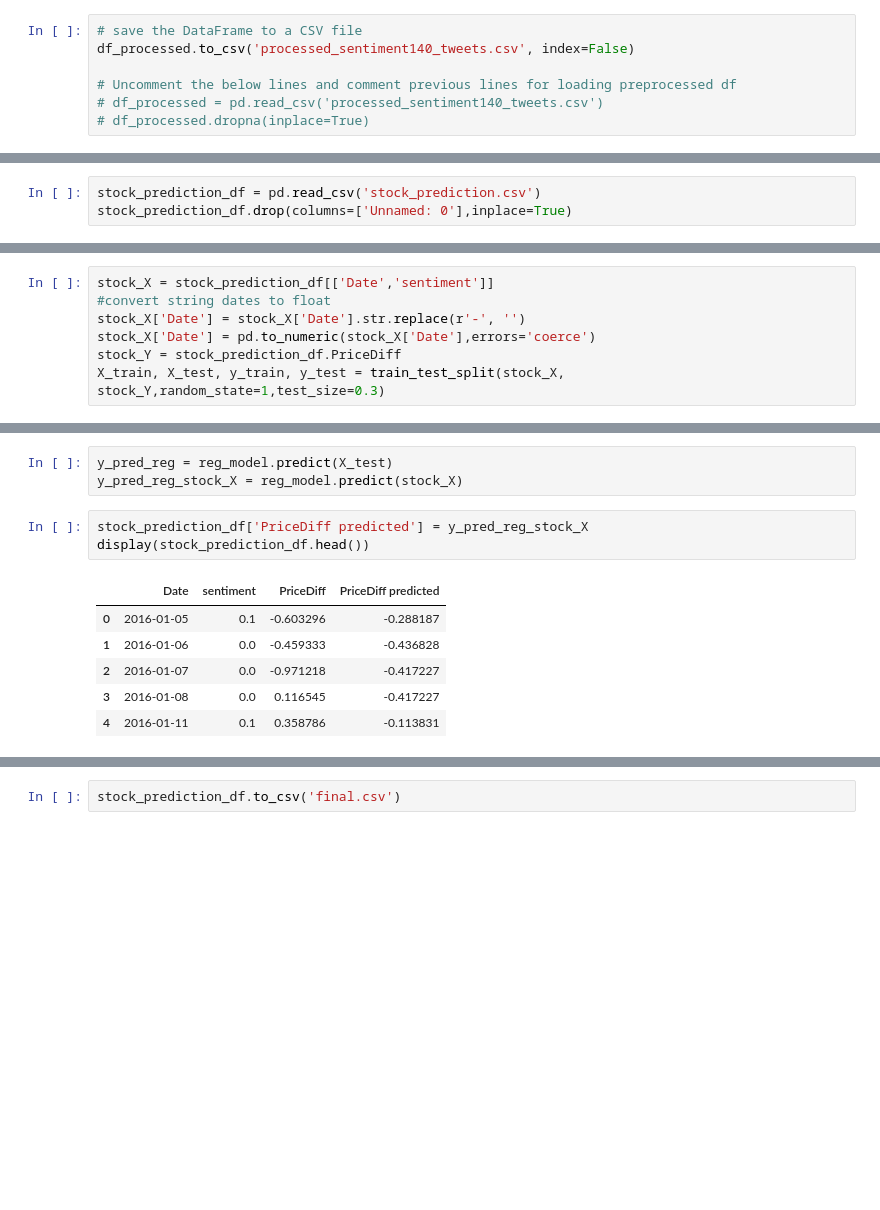
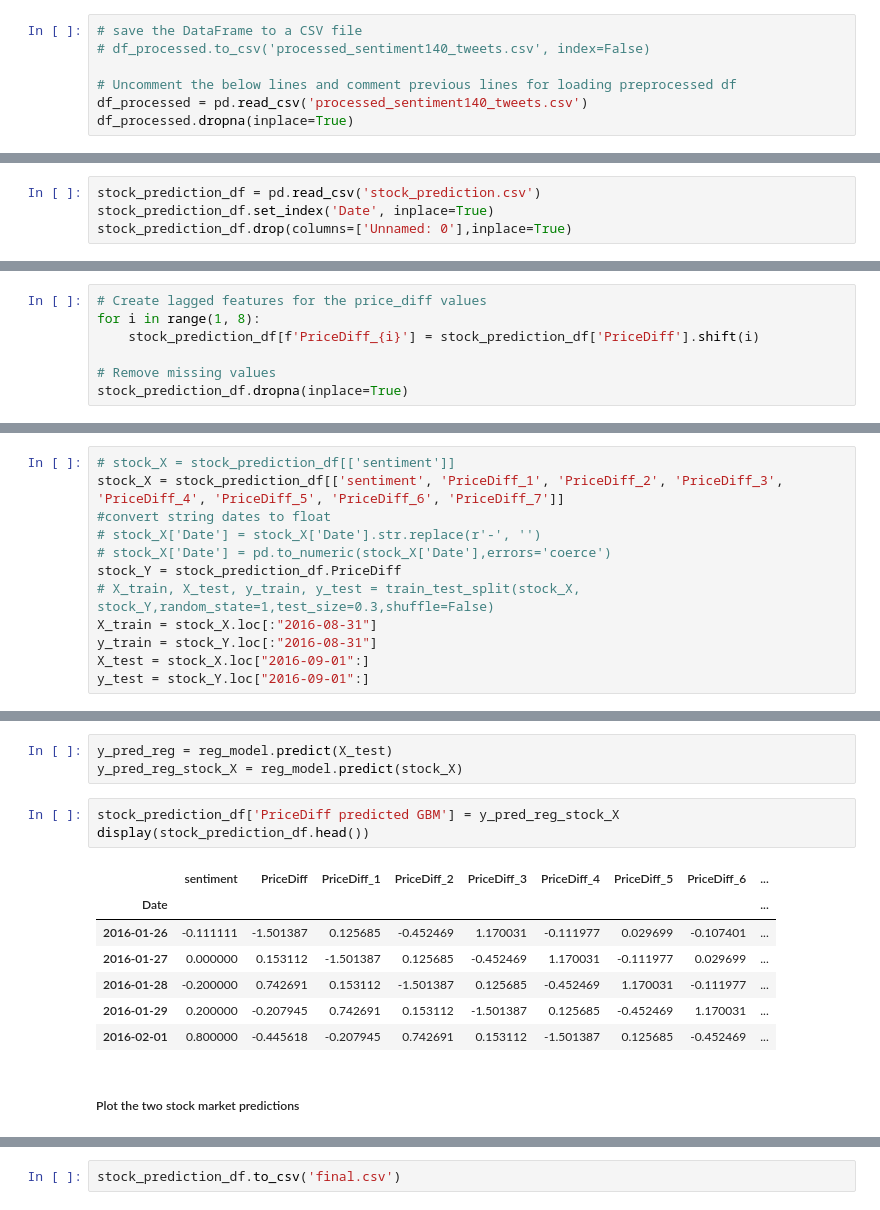
Before and after one commit to odemuno/IDL-finance-project, a Jupyter notebook: Code/Full_Pipeline.ipynb, the cells around one changed output, grey strips where cells are left out. Drawn from its saved outputs; the diff is of its cells as text; blank space fills up the shorter version.

```diff
--- a/Code/Full_Pipeline.ipynb
+++ b/Code/Full_Pipeline.ipynb
@@ -258,11 +266,11 @@ df_processed.head()
 ### Save processed tweets to csv
 # %%
 # save the DataFrame to a CSV file
-df_processed.to_csv('processed_sentiment140_tweets.csv', index=False)
+# df_processed.to_csv('processed_sentiment140_tweets.csv', index=False)
 
 # Uncomment the below lines and comment previous lines for loading preprocessed df
-# df_processed = pd.read_csv('processed_sentiment140_tweets.csv')
-# df_processed.dropna(inplace=True)
+df_processed = pd.read_csv('processed_sentiment140_tweets.csv')
+df_processed.dropna(inplace=True)
 # %% [markdown]
 ### Splitting data into train and test
 We perform a random split over
@@ -627,4 +716,5 @@ stock_prediction_df.to_csv('stock_prediction.csv')
 #### Load the stock_prediction dataframe
 # %%
 stock_prediction_df = pd.read_csv('stock_prediction.csv')
+stock_prediction_df.set_index('Date', inplace=True)
 stock_prediction_df.drop(columns=['Unnamed: 0'],inplace=True)
@@ -631,3 +758,10 @@ stock_prediction_df.drop(columns=['Unnamed: 0'],inplace=True)
+# %%
+# Create lagged features for the price_diff values
+for i in range(1, 8):
+    stock_prediction_df[f'PriceDiff_{i}'] = stock_prediction_df['PriceDiff'].shift(i)
+
+# Remove missing values
+stock_prediction_df.dropna(inplace=True)
 # %%
 display(stock_prediction_df.head())
 # %% [output]
@@ -640,9 +775,14 @@ display(stock_prediction_df.head())
 # %% [markdown]
 ##### Train test split
 # %%
-stock_X = stock_prediction_df[['Date','sentiment']]
+# stock_X = stock_prediction_df[['sentiment']]
+stock_X = stock_prediction_df[['sentiment', 'PriceDiff_1', 'PriceDiff_2', 'PriceDiff_3', 'PriceDiff_4', 'PriceDiff_5', 'PriceDiff_6', 'PriceDiff_7']]
 #convert string dates to float
-stock_X['Date'] = stock_X['Date'].str.replace(r'-', '')
-stock_X['Date'] = pd.to_numeric(stock_X['Date'],errors='coerce')
+# stock_X['Date'] = stock_X['Date'].str.replace(r'-', '')
+# stock_X['Date'] = pd.to_numeric(stock_X['Date'],errors='coerce')
 stock_Y = stock_prediction_df.PriceDiff
-X_train, X_test, y_train, y_test = train_test_split(stock_X, stock_Y,random_state=1,test_size=0.3)
+# X_train, X_test, y_train, y_test = train_test_split(stock_X, stock_Y,random_state=1,test_size=0.3,shuffle=False)
+X_train = stock_X.loc[:"2016-08-31"]
+y_train = stock_Y.loc[:"2016-08-31"]
+X_test = stock_X.loc["2016-09-01":]
+y_test = stock_Y.loc["2016-09-01":]
@@ -677,12 +806,15 @@ reg_model = pickle.load(open(filename, 'rb'))
 y_pred_reg = reg_model.predict(X_test)
 y_pred_reg_stock_X = reg_model.predict(stock_X)
 # %%
-stock_prediction_df['PriceDiff predicted'] = y_pred_reg_stock_X
+stock_prediction_df['PriceDiff predicted GBM'] = y_pred_reg_stock_X
 display(stock_prediction_df.head())
 # %% [output]
-|  | Date | sentiment | PriceDiff | PriceDiff predicted |
-| 0 | 2016-01-05 | 0.1 | -0.603296 | -0.288187 |
-| 1 | 2016-01-06 | 0.0 | -0.459333 | -0.436828 |
-| 2 | 2016-01-07 | 0.0 | -0.971218 | -0.417227 |
-| 3 | 2016-01-08 | 0.0 | 0.116545 | -0.417227 |
-| 4 | 2016-01-11 | 0.1 | 0.358786 | -0.113831 |
+|  | sentiment | PriceDiff | PriceDiff_1 | PriceDiff_2 | PriceDiff_3 | PriceDiff_4 | PriceDiff_5 | PriceDiff_6 | ... |
+| Date |  |  |  |  |  |  |  |  | ... |
+| 2016-01-26 | -0.111111 | -1.501387 | 0.125685 | -0.452469 | 1.170031 | -0.111977 | 0.029699 | -0.107401 | ... |
+| 2016-01-27 | 0.000000 | 0.153112 | -1.501387 | 0.125685 | -0.452469 | 1.170031 | -0.111977 | 0.029699 | ... |
+| 2016-01-28 | -0.200000 | 0.742691 | 0.153112 | -1.501387 | 0.125685 | -0.452469 | 1.170031 | -0.111977 | ... |
+| 2016-01-29 | 0.200000 | -0.207945 | 0.742691 | 0.153112 | -1.501387 | 0.125685 | -0.452469 | 1.170031 | ... |
+| 2016-02-01 | 0.800000 | -0.445618 | -0.207945 | 0.742691 | 0.153112 | -1.501387 | 0.125685 | -0.452469 | ... |
+# %% [markdown]
+##### Plot the two stock market predictions
```
Also changed, not shown: parts of 47 cells of this notebook, 57 other files.
